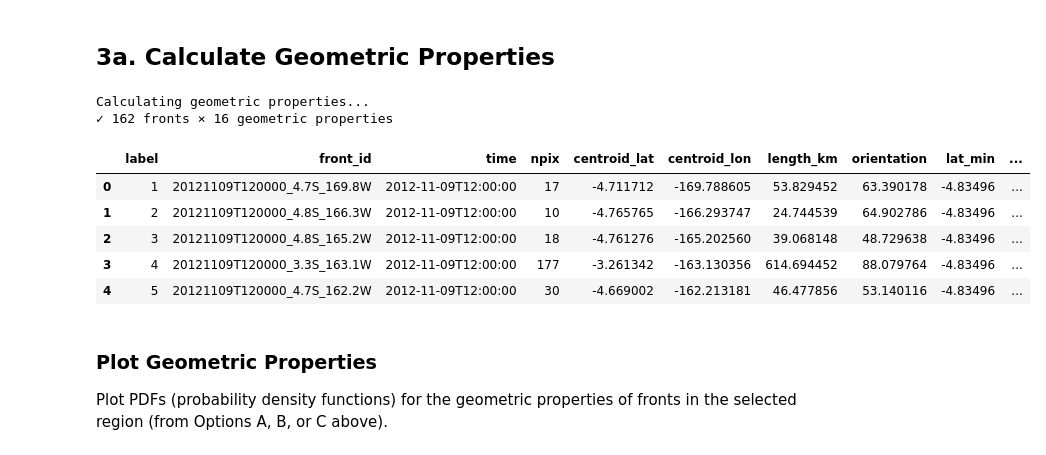
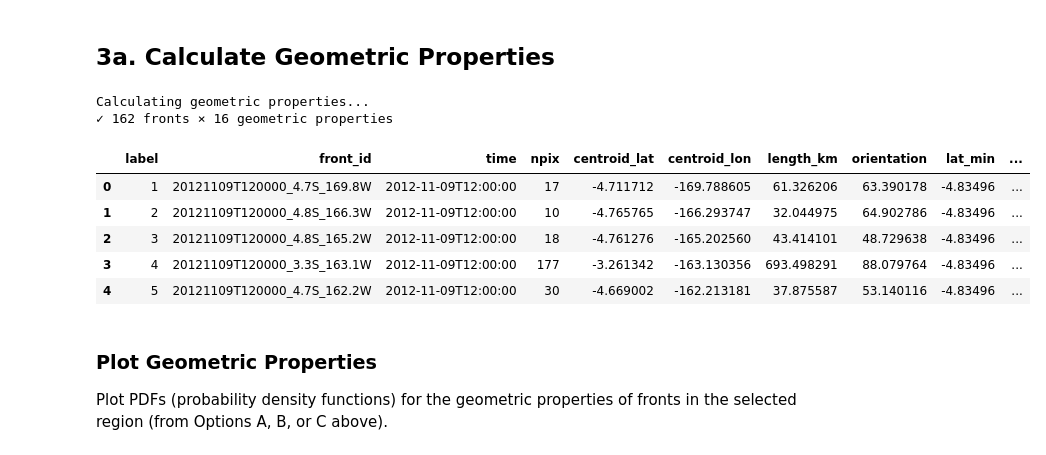
Before and after one commit to Sea-Meets-the-Stars/fronts, a Jupyter notebook: dev/group_fronts/visualize.ipynb, the cells around one changed output. Drawn from its saved outputs; the diff is of its cells as text; code cells hidden in the pictures.

```diff
--- a/dev/group_fronts/visualize.ipynb
+++ b/dev/group_fronts/visualize.ipynb
@@ -450,23 +450,23 @@ print(f"✓ Plotted {n_fronts} fronts, each in a unique color")
 # %%
 # Calculate geometric properties
 print("Calculating geometric properties...")
 geom_props = geometry.calculate_all_geometric_properties(
-    labeled, lat_to_process, lon_to_process, time, include_curvature=True
+    labeled, lat_to_process, lon_to_process, time, include_curvature=True,length_method='skeleton'
 )
 
 # Convert to DataFrame
 df_geom = io.properties_to_dataframe(geom_props, front_ids)
 print(f"✓ {len(df_geom)} fronts × {len(df_geom.columns)} geometric properties")
 display(df_geom.head())
 # %% [output]
 Calculating geometric properties...
 ✓ 162 fronts × 16 geometric properties
 |  | label | front_id | time | npix | centroid_lat | centroid_lon | length_km | orientation | lat_min | ... |
-| 0 | 1 | 20121109T120000_4.7S_169.8W | 2012-11-09T12:00:00 | 17 | -4.711712 | -169.788605 | 53.829452 | 63.390178 | -4.83496 | ... |
-| 1 | 2 | 20121109T120000_4.8S_166.3W | 2012-11-09T12:00:00 | 10 | -4.765765 | -166.293747 | 24.744539 | 64.902786 | -4.83496 | ... |
-| 2 | 3 | 20121109T120000_4.8S_165.2W | 2012-11-09T12:00:00 | 18 | -4.761276 | -165.202560 | 39.068148 | 48.729638 | -4.83496 | ... |
-| 3 | 4 | 20121109T120000_3.3S_163.1W | 2012-11-09T12:00:00 | 177 | -3.261342 | -163.130356 | 614.694452 | 88.079764 | -4.83496 | ... |
-| 4 | 5 | 20121109T120000_4.7S_162.2W | 2012-11-09T12:00:00 | 30 | -4.669002 | -162.213181 | 46.477856 | 53.140116 | -4.83496 | ... |
+| 0 | 1 | 20121109T120000_4.7S_169.8W | 2012-11-09T12:00:00 | 17 | -4.711712 | -169.788605 | 61.326206 | 63.390178 | -4.83496 | ... |
+| 1 | 2 | 20121109T120000_4.8S_166.3W | 2012-11-09T12:00:00 | 10 | -4.765765 | -166.293747 | 32.044975 | 64.902786 | -4.83496 | ... |
+| 2 | 3 | 20121109T120000_4.8S_165.2W | 2012-11-09T12:00:00 | 18 | -4.761276 | -165.202560 | 43.414101 | 48.729638 | -4.83496 | ... |
+| 3 | 4 | 20121109T120000_3.3S_163.1W | 2012-11-09T12:00:00 | 177 | -3.261342 | -163.130356 | 693.498291 | 88.079764 | -4.83496 | ... |
+| 4 | 5 | 20121109T120000_4.7S_162.2W | 2012-11-09T12:00:00 | 30 | -4.669002 | -162.213181 | 37.875587 | 53.140116 | -4.83496 | ... |
 # %% [markdown]
 ### Plot Geometric Properties
 
```
Also changed, not shown: parts of 1 cell of this notebook, 4 other files.
